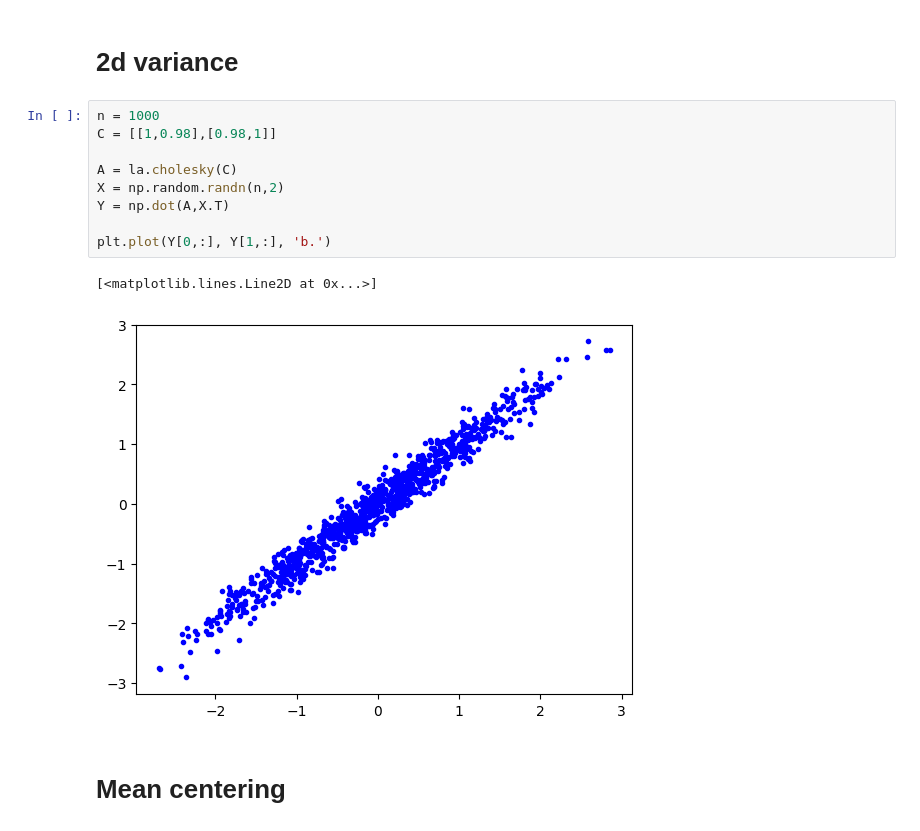
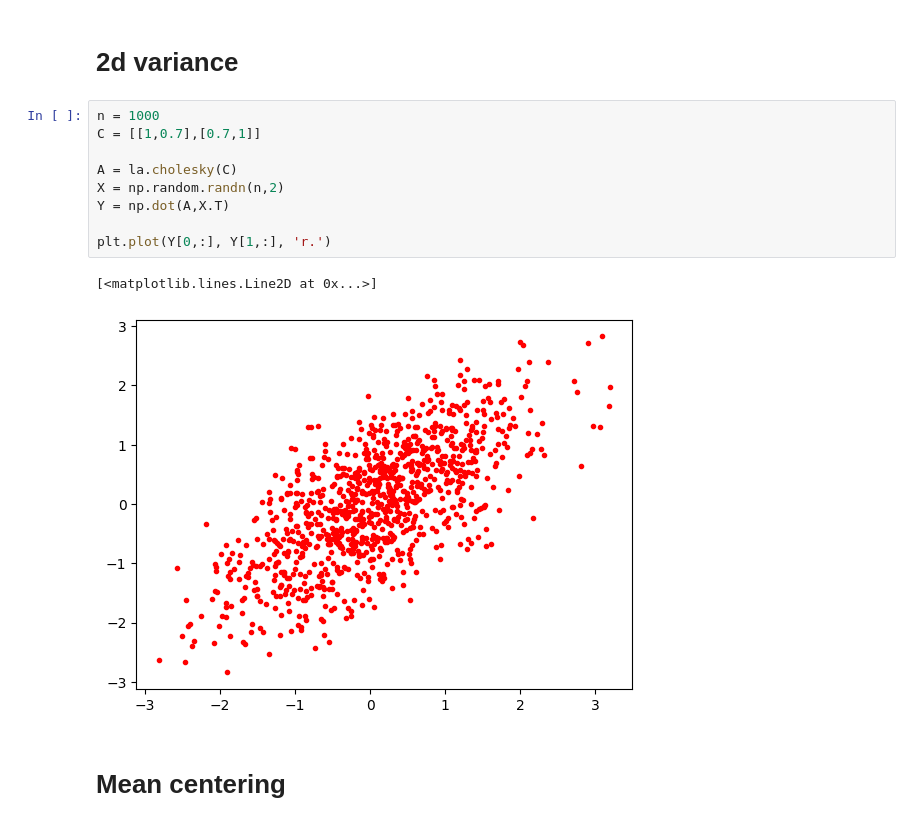
Before and after one commit to zhiwu-huang/COMP6237-Data-Mining-Demo-Code, a Jupyter notebook: 04-covariance.ipynb, the cells around one changed output. Drawn from its saved outputs; the diff is of its cells as text.

```diff
--- a/04-covariance.ipynb
+++ b/04-covariance.ipynb
@@ -9,16 +9,16 @@ import matplotlib.pyplot as plt
 # 2d variance
 # %%
 n = 1000
-C = [[1,0.98],[0.98,1]]
+C = [[1,0.7],[0.7,1]]
 
 A = la.cholesky(C)
 X = np.random.randn(n,2)
 Y = np.dot(A,X.T)
 
-plt.plot(Y[0,:], Y[1,:], 'b.')
+plt.plot(Y[0,:], Y[1,:], 'r.')
 # %% [output]
 [<matplotlib.lines.Line2D at 0x...>]
-[figure, old version]
+[figure, new version]
 # %% [markdown]
 # Mean centering
 # %%
```
Also changed, not shown: parts of 2 cells of this notebook.
